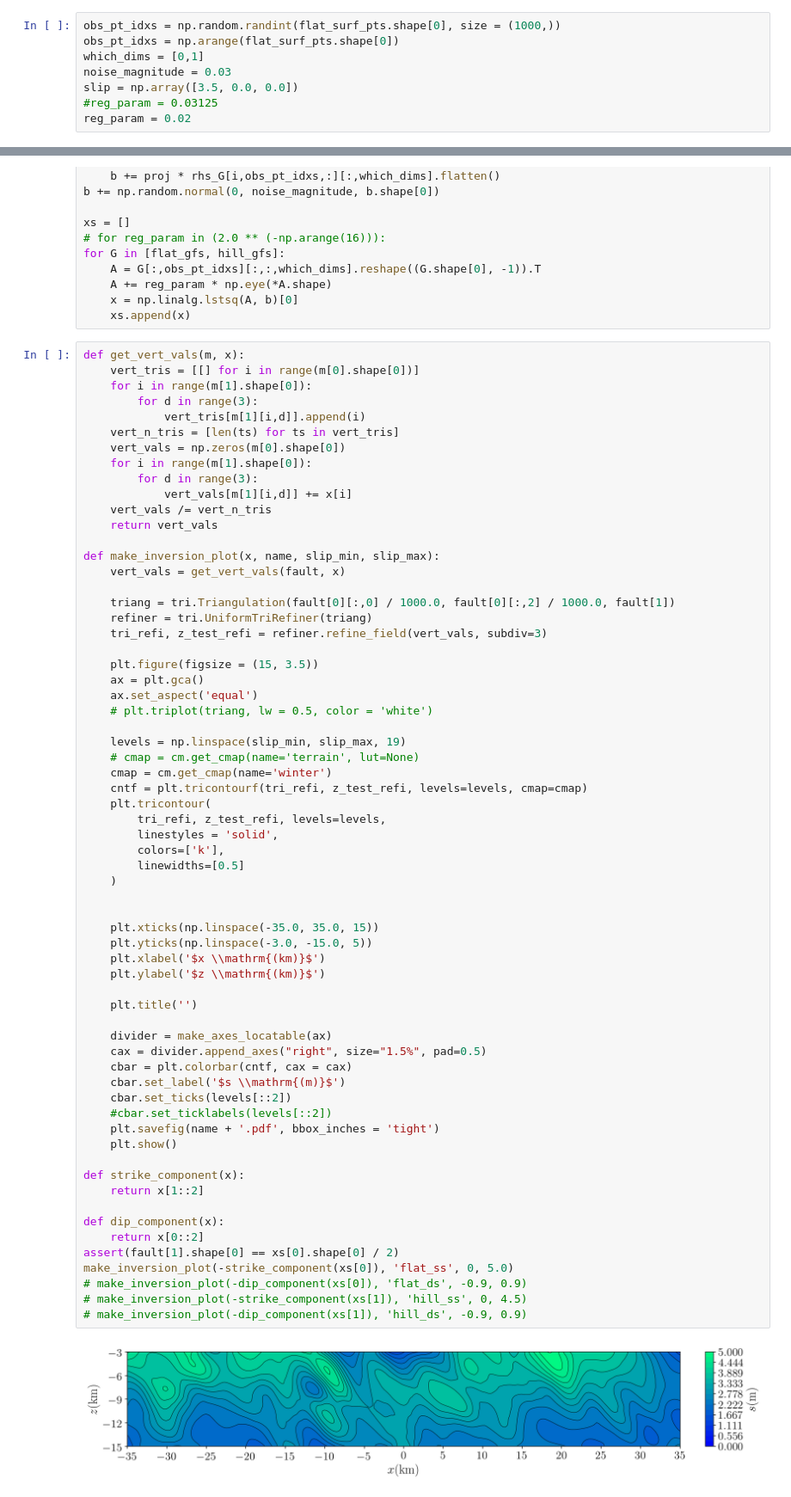
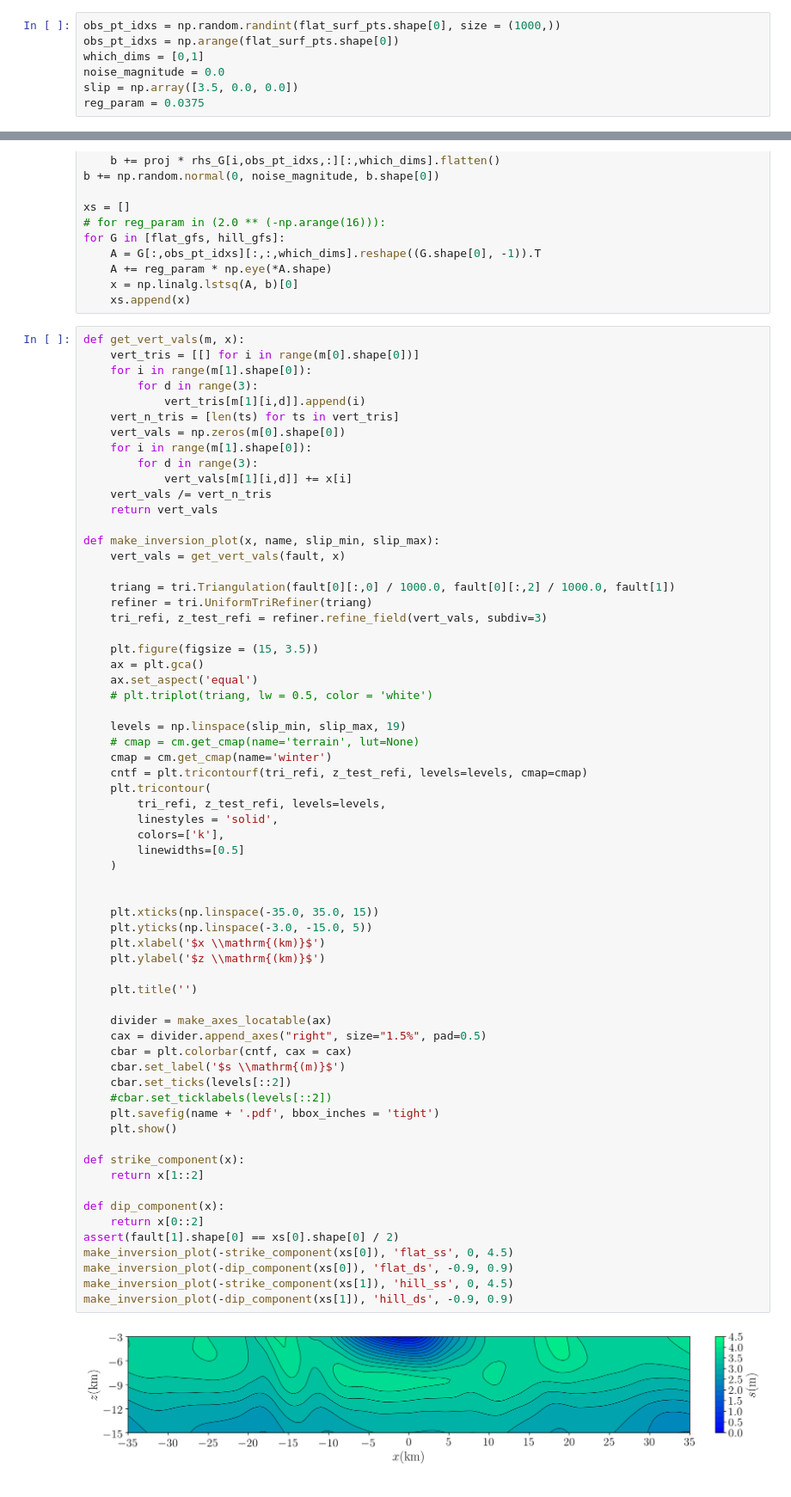
Before and after one commit to tbenthompson/topo_paper, a Jupyter notebook: jupyter/hill/hill_nb.ipynb, the cells around one changed output, grey strips where cells are left out. Shown at 86% size. Drawn from its saved outputs; the diff is of its cells as text.

Commit message:
hill/wenchuan

```diff
--- a/jupyter/hill/hill_nb.ipynb
+++ b/jupyter/hill/hill_nb.ipynb
@@ -406,10 +401,9 @@ obs_pt_idxs.shape
 obs_pt_idxs = np.random.randint(flat_surf_pts.shape[0], size = (1000,))
 obs_pt_idxs = np.arange(flat_surf_pts.shape[0])
 which_dims = [0,1]
-noise_magnitude = 0.03
+noise_magnitude = 0.0
 slip = np.array([3.5, 0.0, 0.0])
-#reg_param = 0.03125
-reg_param = 0.02
+reg_param = 0.0375
 # %%
 from scipy.interpolate import griddata
 w = np.max(hill_surf_pts[:,0])
@@ -487,35 +481,35 @@ def make_inversion_plot(x, name, slip_min, slip_max):
         tri_refi, z_test_refi, levels=levels,
         linestyles = 'solid',
         colors=['k'],
         linewidths=[0.5]
     )
 
 
     plt.xticks(np.linspace(-35.0, 35.0, 15))
     plt.yticks(np.linspace(-3.0, -15.0, 5))
     plt.xlabel('$x \\mathrm{(km)}$')
     plt.ylabel('$z \\mathrm{(km)}$')
 
     plt.title('')
 
     divider = make_axes_locatable(ax)
     cax = divider.append_axes("right", size="1.5%", pad=0.5)
     cbar = plt.colorbar(cntf, cax = cax)
     cbar.set_label('$s \\mathrm{(m)}$')
     cbar.set_ticks(levels[::2])
     #cbar.set_ticklabels(levels[::2])
     plt.savefig(name + '.pdf', bbox_inches = 'tight')
     plt.show()
 
 def strike_component(x):
     return x[1::2]
 
 def dip_component(x):
     return x[0::2]
 assert(fault[1].shape[0] == xs[0].shape[0] / 2)
-make_inversion_plot(-strike_component(xs[0]), 'flat_ss', 0, 5.0)
-# make_inversion_plot(-dip_component(xs[0]), 'flat_ds', -0.9, 0.9)
-# make_inversion_plot(-strike_component(xs[1]), 'hill_ss', 0, 4.5)
-# make_inversion_plot(-dip_component(xs[1]), 'hill_ds', -0.9, 0.9)
+make_inversion_plot(-strike_component(xs[0]), 'flat_ss', 0, 4.5)
+make_inversion_plot(-dip_component(xs[0]), 'flat_ds', -0.9, 0.9)
+make_inversion_plot(-strike_component(xs[1]), 'hill_ss', 0, 4.5)
+make_inversion_plot(-dip_component(xs[1]), 'hill_ds', -0.9, 0.9)
 # %% [output]
-[figure, old version]
+[figure, new version]
```
Also changed, not shown: parts of 4 cells of this notebook.
